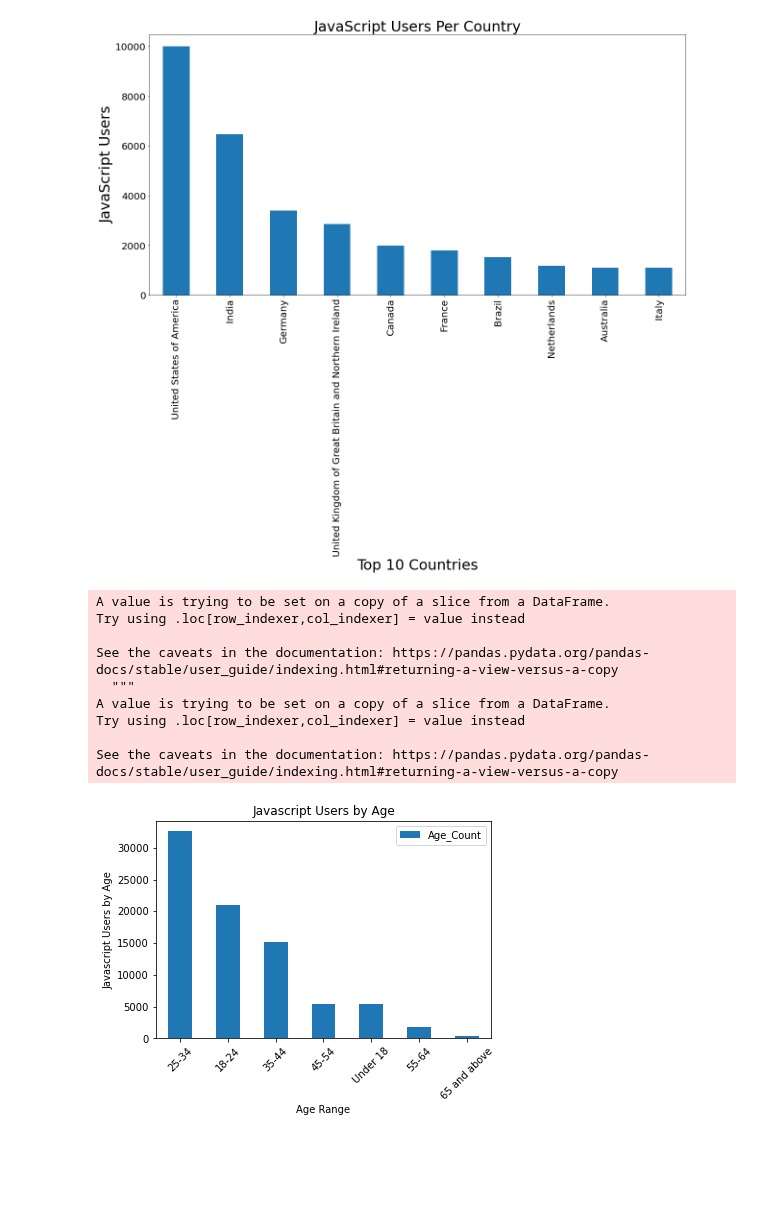
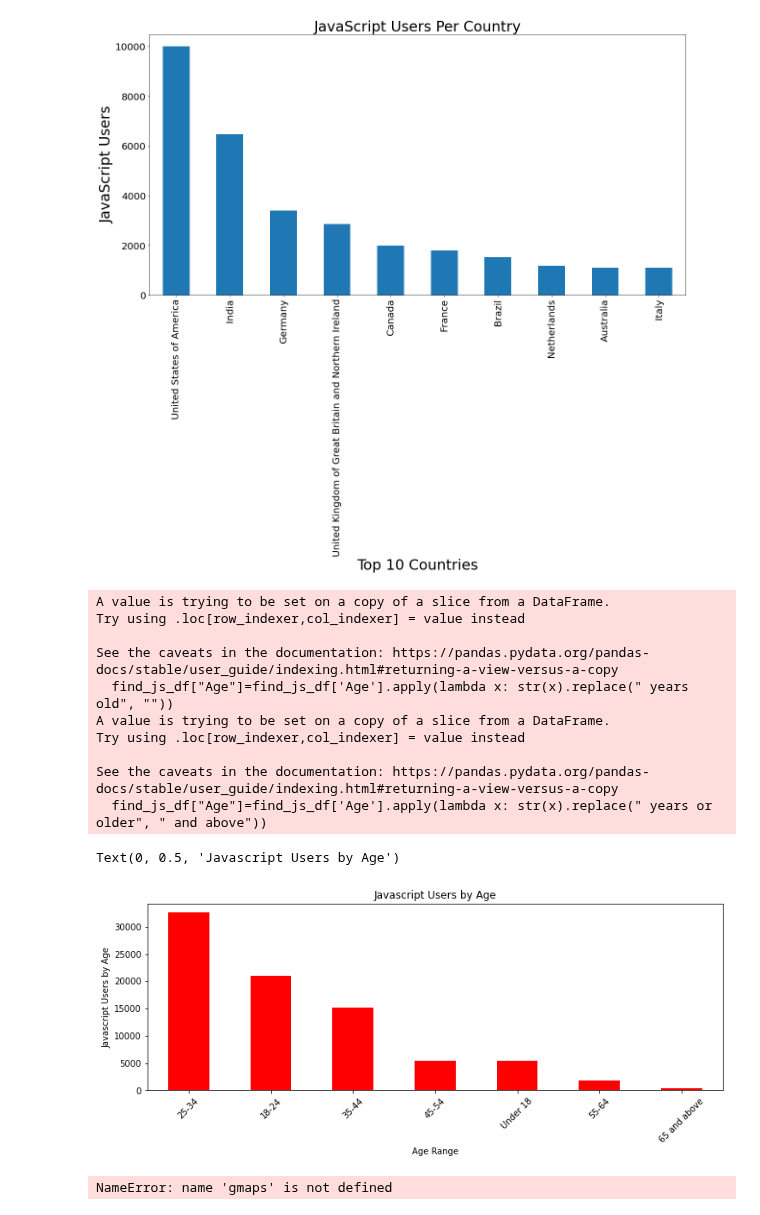
Before and after one commit to Stencoss/DataDrivenDevelopers, a Jupyter notebook: project_1.ipynb, the cells around one changed output. Drawn from its saved outputs; the diff is of its cells as text; code cells hidden in the pictures; blank space fills up the shorter version.

```diff
--- a/project_1.ipynb
+++ b/project_1.ipynb
@@ -304,34 +291,50 @@ find_js_df = full_df[full_df["Age"].str.contains('Prefer not to say') == False]
 #drop 'years old and years or older'
 find_js_df["Age"]=find_js_df['Age'].apply(lambda x: str(x).replace(" years old", ""))
 find_js_df["Age"]=find_js_df['Age'].apply(lambda x: str(x).replace(" years or older", " and above"))
 
 #count indv age group
 age_count = find_js_df['Age'].value_counts()
 age_count
 
 # converting to df and assigning new names to the columns
 df_value_counts = pd.DataFrame(age_count)
 df_value_counts = df_value_counts.reset_index()
 df_value_counts.columns = ['Age_Range', 'Age_Count'] # change column names
 #df_value_counts.set_index('Age_Range', inplace=True) #
 df_value_counts = df_value_counts.set_index('Age_Range')
 df_value_counts
 
-df_value_counts.plot(kind='bar')
+df_value_counts.plot(kind='bar', stacked=True, color='red', legend=False,figsize=(12, 4))
 
 plt.xticks(rotation=45)
 plt.title("Javascript Users by Age")
 plt.xlabel("Age Range" )
 plt.ylabel("Javascript Users by Age")
-plt.show()
+# plt.show()
 # %% [output]
 A value is trying to be set on a copy of a slice from a DataFrame.
 Try using .loc[row_indexer,col_indexer] = value instead
 
 See the caveats in the documentation: https://pandas.pydata.org/pandas-docs/stable/user_guide/indexing.html#returning-a-view-versus-a-copy
-  """
+  find_js_df["Age"]=find_js_df['Age'].apply(lambda x: str(x).replace(" years old", ""))
 A value is trying to be set on a copy of a slice from a DataFrame.
 Try using .loc[row_indexer,col_indexer] = value instead
 
 See the caveats in the documentation: https://pandas.pydata.org/pandas-docs/stable/user_guide/indexing.html#returning-a-view-versus-a-copy
+  find_js_df["Age"]=find_js_df['Age'].apply(lambda x: str(x).replace(" years or older", " and above"))
+Text(0, 0.5, 'Javascript Users by Age')
-[figure, old version]
+[figure, new version]
+# %%
+# Trying to create a heatmap for people by country
+# js_country = find_js_df['Country'].value_counts()
+locations = find_js_df['Country'].head(20)
+count = find_js_df['Country'].value_counts().head(20)
+fig = gmaps.figure()
+
+# java_layer = gmaps.heatmap_layer(locations, weights=count, dissipating=False, max_intensity=100, point_radius=1)
+
+# fig.add_layer(java_layer)
+
+count
+# %% [output]
+NameError: name 'gmaps' is not defined
```
Also changed, not shown: parts of 10 cells of this notebook, 1 other file.
